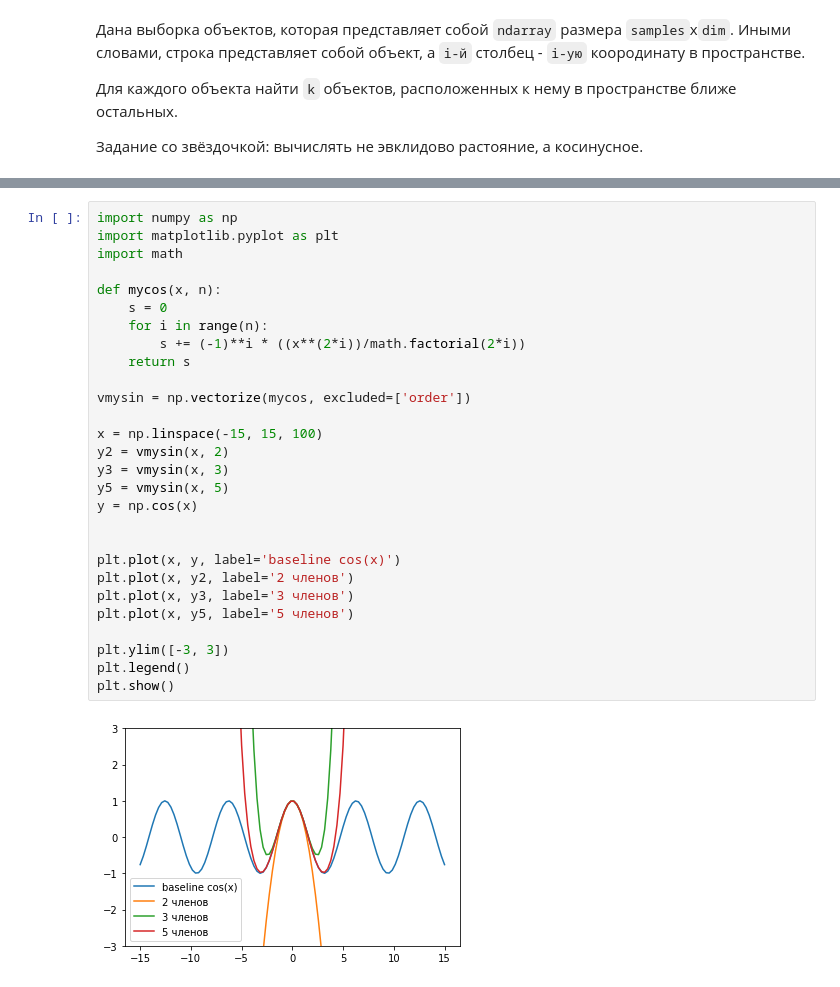
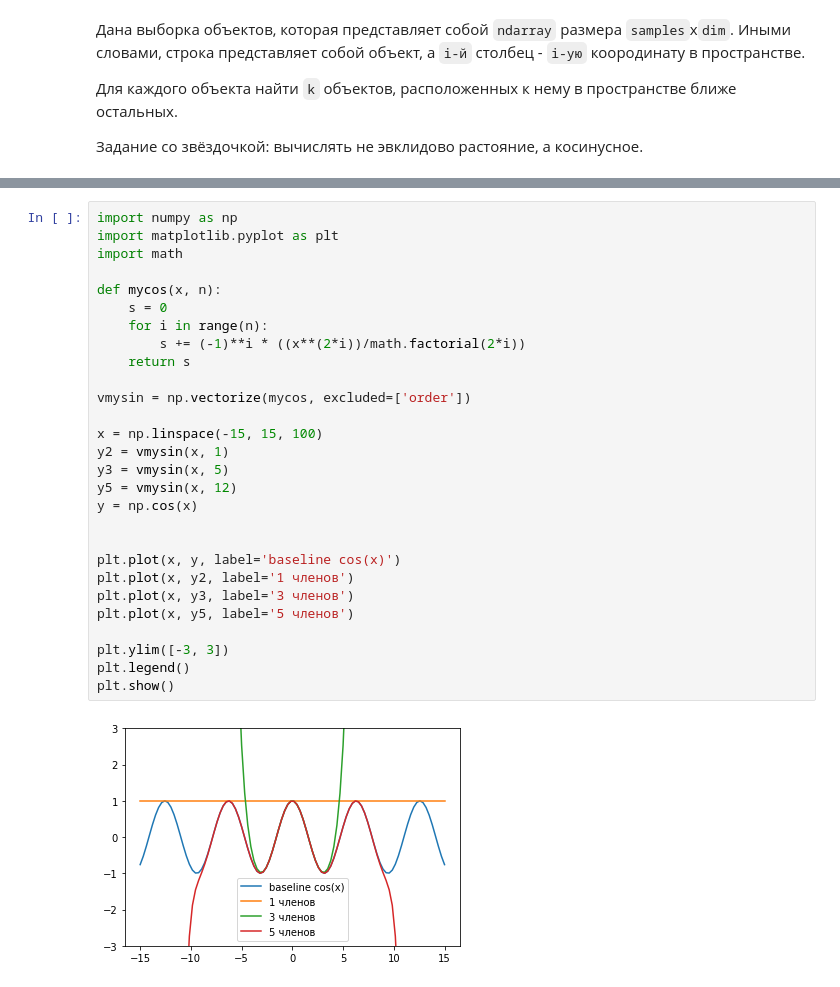
Before and after one commit to clmct/MachineLearning, a Jupyter notebook: 5.ipynb, the cells around one changed output, grey strips where cells are left out. Cells and saved outputs as stored; diff of their text form.

```diff
--- a/5.ipynb
+++ b/5.ipynb
@@ -198,30 +192,30 @@ plt.show()
 # %%
 import numpy as np
 import matplotlib.pyplot as plt
 import math
 
 def mycos(x, n):
     s = 0
     for i in range(n):
         s += (-1)**i * ((x**(2*i))/math.factorial(2*i))
     return s
 
 vmysin = np.vectorize(mycos, excluded=['order'])
 
 x = np.linspace(-15, 15, 100)
-y2 = vmysin(x, 2)
-y3 = vmysin(x, 3)
-y5 = vmysin(x, 5)
+y2 = vmysin(x, 1)
+y3 = vmysin(x, 5)
+y5 = vmysin(x, 12)
 y = np.cos(x)
 
 
 plt.plot(x, y, label='baseline cos(x)')
-plt.plot(x, y2, label='2 членов')
+plt.plot(x, y2, label='1 членов')
 plt.plot(x, y3, label='3 членов')
 plt.plot(x, y5, label='5 членов')
 
 plt.ylim([-3, 3])
 plt.legend()
 plt.show()
 # %% [output]
-[figure, old version]
+[figure, new version]
```
Also changed, not shown: parts of 4 cells of this notebook.
